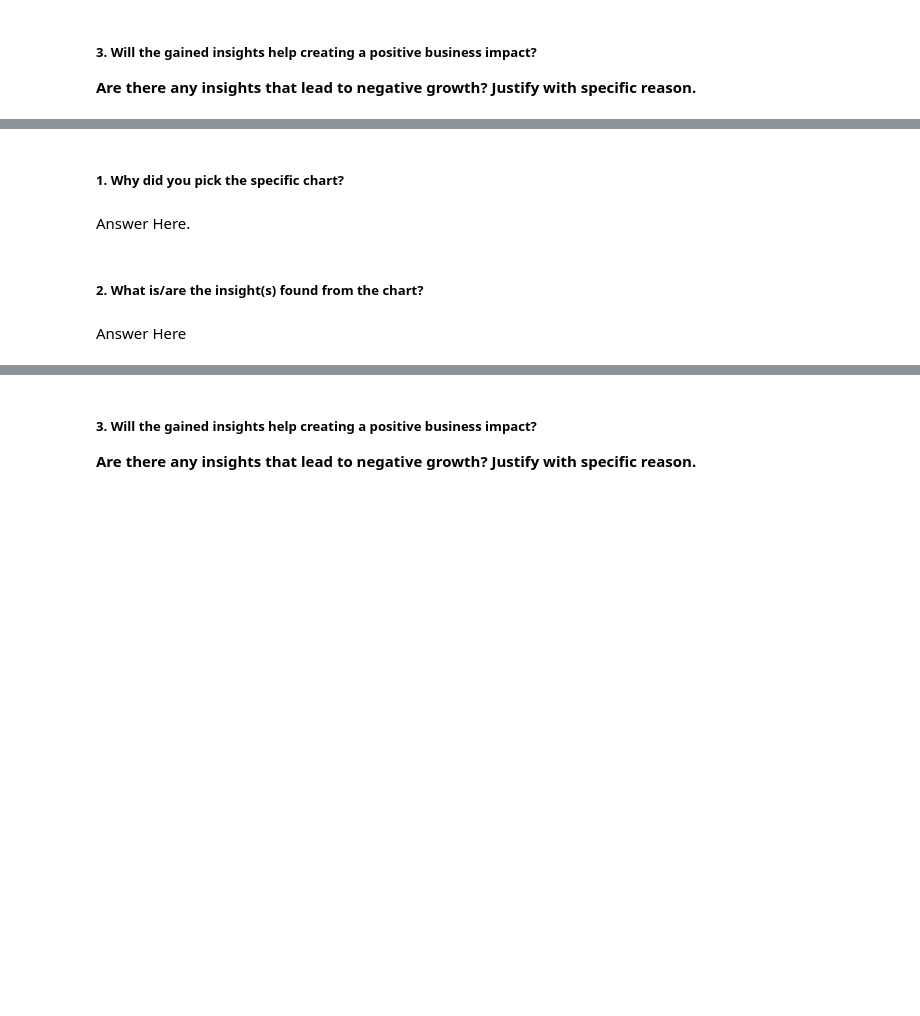
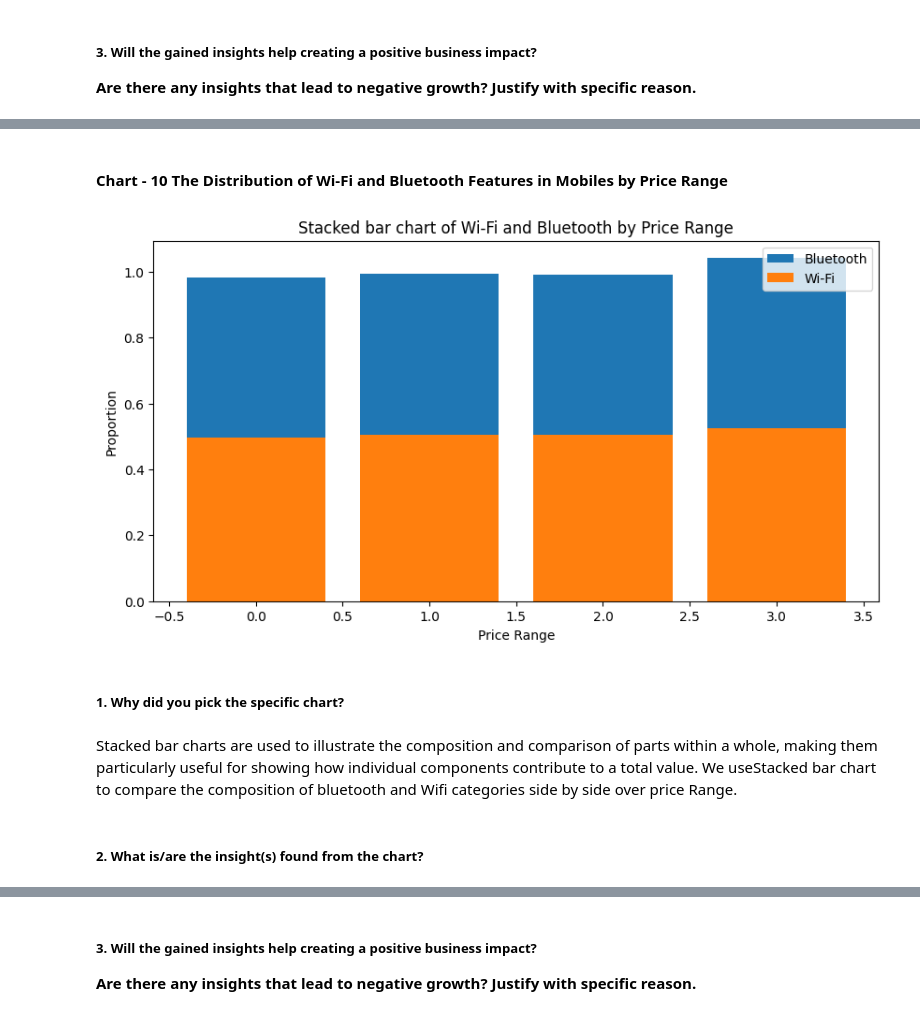
Before and after one commit to kapilkukreja469/Mobile_price_range_prediction, a Jupyter notebook: Mobile_price_range_prediction_by_kapil_kukreja.ipynb, the cells around one changed output, grey strips where cells are left out. Drawn from its saved outputs; the diff is of its cells as text; code cells hidden in the pictures; blank space fills up the shorter version.

```diff
--- a/Mobile_price_range_prediction_by_kapil_kukreja.ipynb
+++ b/Mobile_price_range_prediction_by_kapil_kukreja.ipynb
@@ -691,8 +707,23 @@ Answer Here
+# %% [markdown]
+#### **Chart - 10 The Distribution of Wi-Fi and Bluetooth Features in Mobiles by Price Range**
+# %%
+# Chart - 10 visualization code
+# Using groupby method to group mean of wifi and bluetooth columns according to pricerange (0,1,2,3)
+wifi = mobile_df.groupby('price_range')['wifi'].mean()
+bluetooth = mobile_df.groupby('price_range')['blue'].mean()
+
+plt.bar(bluetooth.index, bluetooth, bottom=wifi, label='Bluetooth')
+plt.bar(wifi.index, wifi, label='Wi-Fi')
+plt.legend()
+plt.title('Stacked bar chart of Wi-Fi and Bluetooth by Price Range')
+plt.xlabel('Price Range')
+plt.ylabel('Proportion')
+plt.show()
+# %% [output]
+[figure, added]
 # %% [markdown]
 ##### **1. Why did you pick the specific chart?**
-# %% [markdown]
-Answer Here.
+# %% [markdown]
+ Stacked bar charts are used to illustrate the composition and comparison of parts within a whole, making them particularly useful for showing how individual components contribute to a total value. We useStacked bar chart to compare the composition of bluetooth and Wifi categories side by side over price Range.
 # %% [markdown]
 ##### **2. What is/are the insight(s) found from the chart?**
-# %% [markdown]
-Answer Here
```
Also changed, not shown: parts of 49 cells of this notebook.
